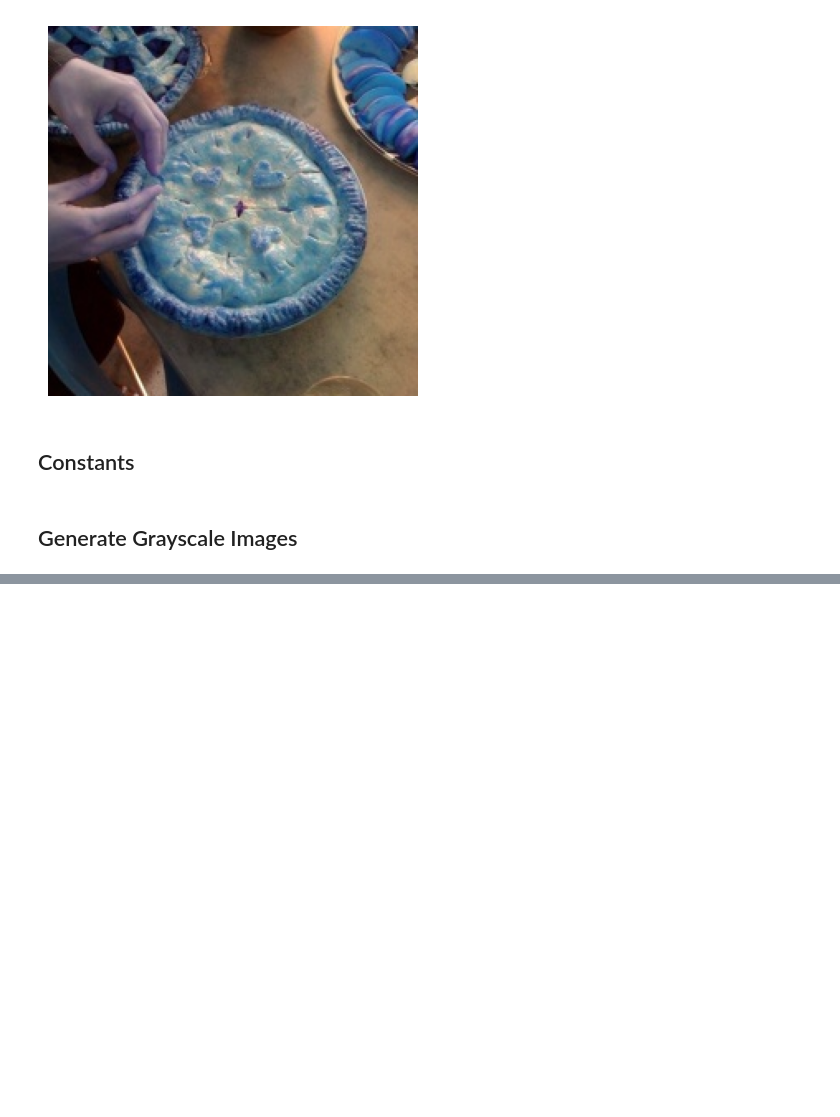
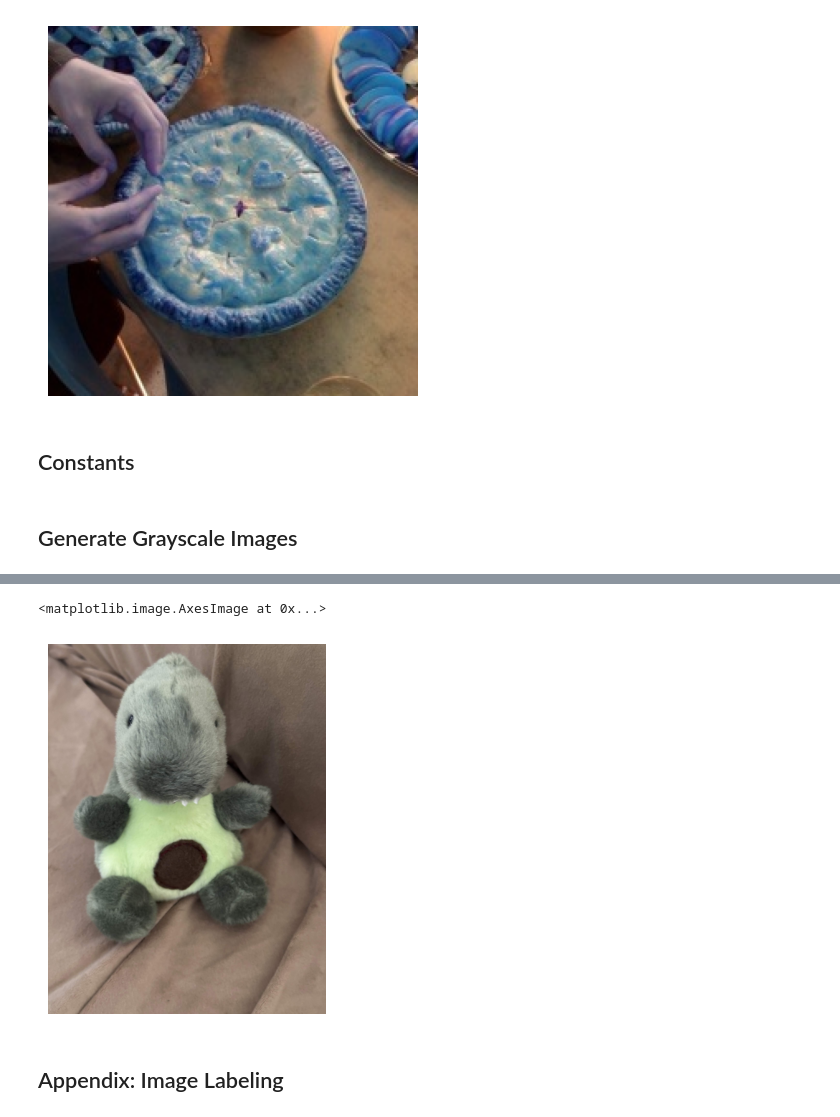
Before and after one commit to marked01one/immich-food-album-generation, a Jupyter notebook: training/notebook.ipynb, the cells around one changed output, grey strips where cells are left out. Cells and saved outputs as stored; diff of their text form; code cells hidden in the pictures; blank space fills up the shorter version.

Commit message:
training: add cell used to evaluate singular images.

```diff
--- a/training/notebook.ipynb
+++ b/training/notebook.ipynb
@@ -61,9 +61,12 @@ def resize_and_pad(image: cv2.Mat, target_size: tuple) -> cv2.Mat:
 # %% [markdown]
 ## Generate Grayscale Images
 # %%
-# CATEGORY_LABELS = ['.']
+import os, cv2
+
+CATEGORY_LABELS = ['.']
 SIZE = 224
-RGB_IMAGE_DIR = f".data/rgb_{SIZE}/"
+SOURCE_IMAGE_DIR = ".data/eval/"
+RGB_IMAGE_DIR = f".data/eval_rgb_{SIZE}/"
 
 total_samples = 0
 
@@ -196,0 +243,59 @@ with torch.no_grad():
+# %%
+import os, cv2, time, json
+import numpy as np
+import matplotlib.pyplot as plt
+import torch.nn.functional as F
+from IPython.display import Image, display, clear_output
+import torch
+import torch.nn as nn
+import torch.optim as optim
+from torch.utils.data import DataLoader, TensorDataset
+from cnn import ResNet, Bottleneck
+from cnn import ResNet, Bottleneck
+
+
+EVAL_IMAGE = ".data/IMG_3164.jpg"
+
+CATEGORY_LABELS = [
+    "not_food",
+    "italian_food",
+    "japanese_food",
+    "fast_food",
+    "meat",
+    "seafood",
+    "soup",
+    "salad",
+    "dessert",
+    "rice",
+    "eggs",
+]
+
+TP, TN, FP, FN = 0, 0, 0, 0
+
+
+net = ResNet(Bottleneck, [3, 4, 6, 3], num_classes=len(CATEGORY_LABELS), num_channels=3)
+net.load_state_dict(torch.load("../models/resnet_food_classifier_big_epoch_10.pth", weights_only=True))
+net.eval()
+
+
+image_file = cv2.imread(EVAL_IMAGE, cv2.IMREAD_COLOR_RGB).transpose(2, 0, 1) / 255.0  # Convert to CHW format and normalize
+
+with torch.no_grad():
+    tensor = torch.tensor(np.array(image_file), dtype=torch.float32).unsqueeze(0) # Add batch and channel dimensions
+    prediction = net(tensor)
+    probabilities = F.softmax(prediction, dim=1).numpy()[0]
+
+
+
+print("PREDICTION RESULTS:")
+print("------------------------------")
+for idx, (label, prob) in enumerate(zip(CATEGORY_LABELS, probabilities)):
+    print(f"{idx}. {label}: {prob:.4f}")
+
+selected_label = CATEGORY_LABELS[np.argmax(probabilities)]
+print("------------------------------")
+print(f"\nPREDICTION: {selected_label}")
+
+plt.axis('off')
+plt.imshow(image_file.transpose(1, 2, 0))
+# %% [output]
@@ -196,0 +317,4 @@ with torch.no_grad():
+<matplotlib.image.AxesImage at 0x...>
+[figure, added]
+# %% [markdown]
+## Appendix: Image Labeling
```
Also changed, not shown: parts of 8 cells of this notebook, 1 other file.
